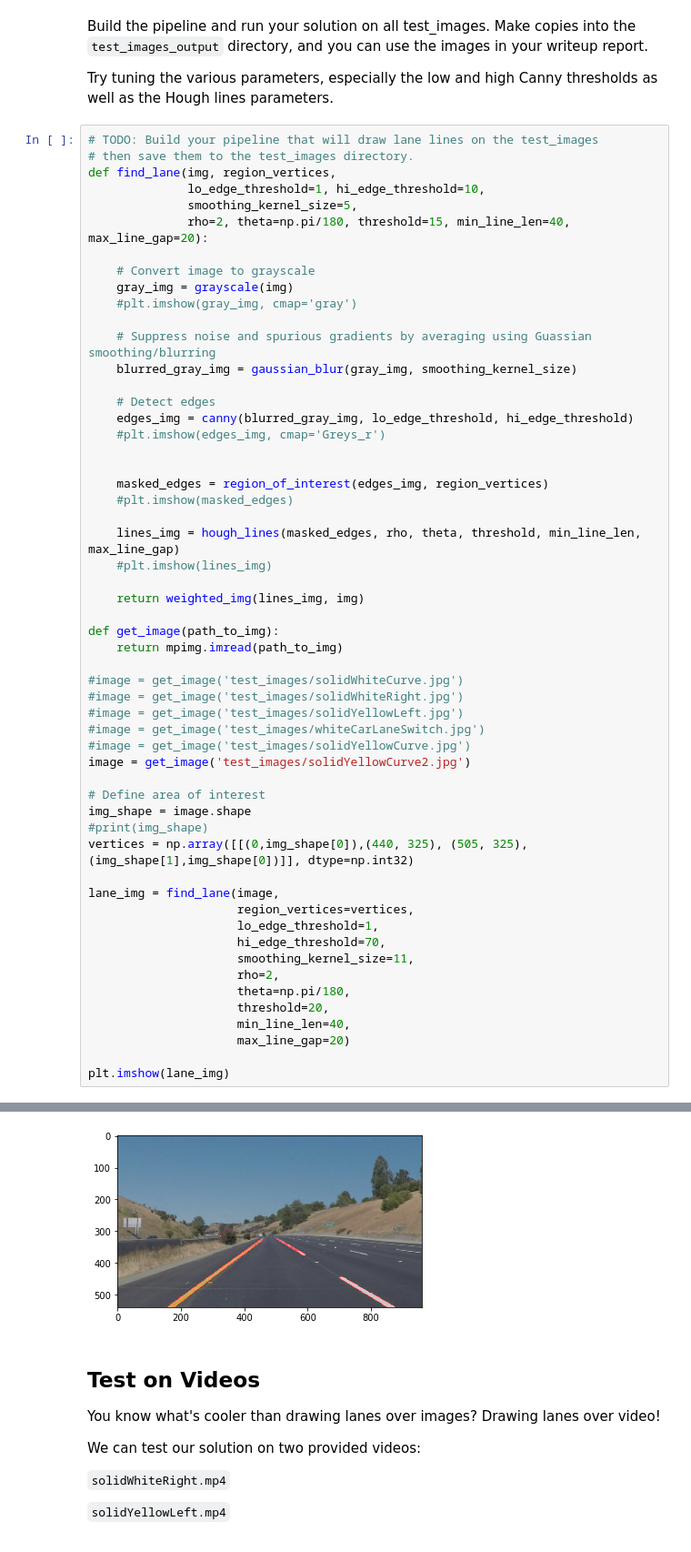
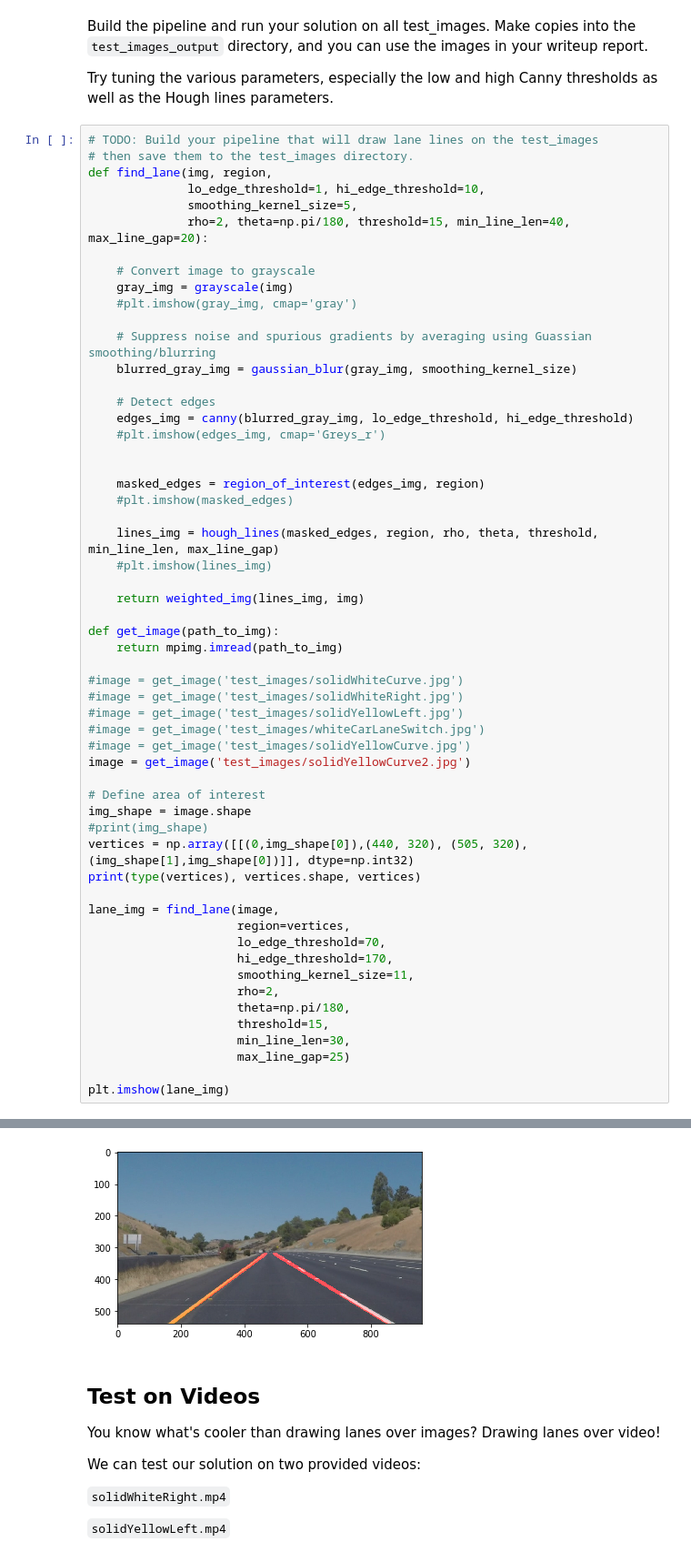
Before and after one commit to allen8r/sdc-lane-lines, a Jupyter notebook: P1.ipynb, the cells around one changed output, grey strips where cells are left out. Shown at 91% size. Drawn from its saved outputs; the diff is of its cells as text.

```diff
--- a/P1.ipynb
+++ b/P1.ipynb
@@ -195,7 +275,7 @@ Try tuning the various parameters, especially the low and high Canny thresholds
 # %%
 # TODO: Build your pipeline that will draw lane lines on the test_images
 # then save them to the test_images directory.
-def find_lane(img, region_vertices,
+def find_lane(img, region,
               lo_edge_threshold=1, hi_edge_threshold=10,
               smoothing_kernel_size=5,
               rho=2, theta=np.pi/180, threshold=15, min_line_len=40, max_line_gap=20):
@@ -212,10 +292,10 @@ def find_lane(img, region_vertices,
     #plt.imshow(edges_img, cmap='Greys_r')
 
 
-    masked_edges = region_of_interest(edges_img, region_vertices)
+    masked_edges = region_of_interest(edges_img, region)
     #plt.imshow(masked_edges)
 
-    lines_img = hough_lines(masked_edges, rho, theta, threshold, min_line_len, max_line_gap)
+    lines_img = hough_lines(masked_edges, region, rho, theta, threshold, min_line_len, max_line_gap)
     #plt.imshow(lines_img)
 
     return weighted_img(lines_img, img)
@@ -233,18 +313,19 @@ image = get_image('test_images/solidYellowCurve2.jpg')
 # Define area of interest
 img_shape = image.shape
 #print(img_shape)
-vertices = np.array([[(0,img_shape[0]),(440, 325), (505, 325), (img_shape[1],img_shape[0])]], dtype=np.int32)
+vertices = np.array([[(0,img_shape[0]),(440, 320), (505, 320), (img_shape[1],img_shape[0])]], dtype=np.int32)
+print(type(vertices), vertices.shape, vertices)
 
 lane_img = find_lane(image,
-                     region_vertices=vertices,
-                     lo_edge_threshold=1,
-                     hi_edge_threshold=70,
+                     region=vertices,
+                     lo_edge_threshold=70,
+                     hi_edge_threshold=170,
                      smoothing_kernel_size=11,
                      rho=2,
                      theta=np.pi/180,
-                     threshold=20,
-                     min_line_len=40,
-                     max_line_gap=20)
+                     threshold=15,
+                     min_line_len=30,
+                     max_line_gap=25)
 
 plt.imshow(lane_img)
 # %% [output]
@@ -252,4 +337,4 @@ plt.imshow(lane_img)
-[figure, old version]
+[figure, new version]
 # %% [markdown]
 ## Test on Videos
 
```
Also changed, not shown: parts of 8 cells of this notebook, 3 other files.
